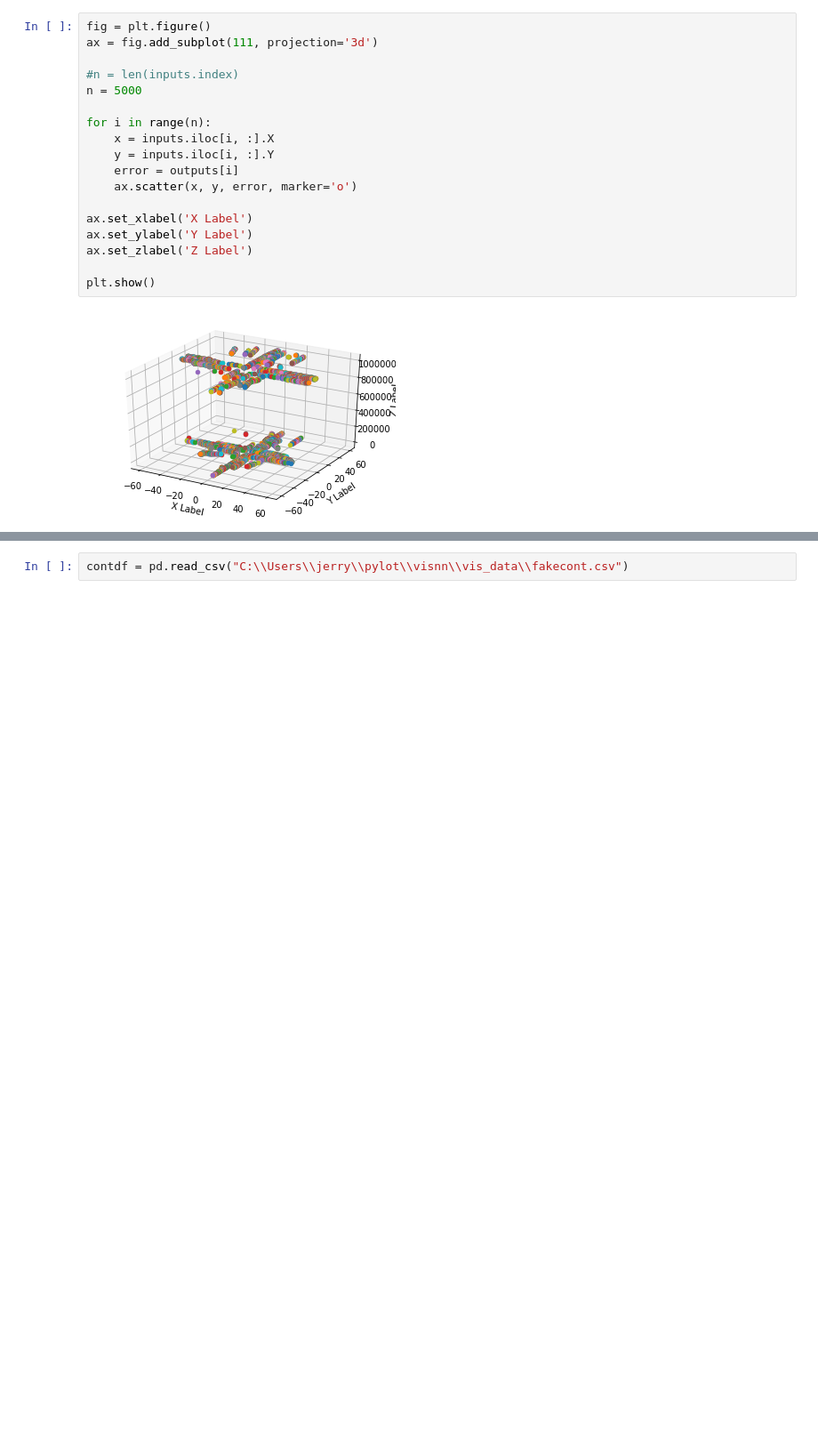
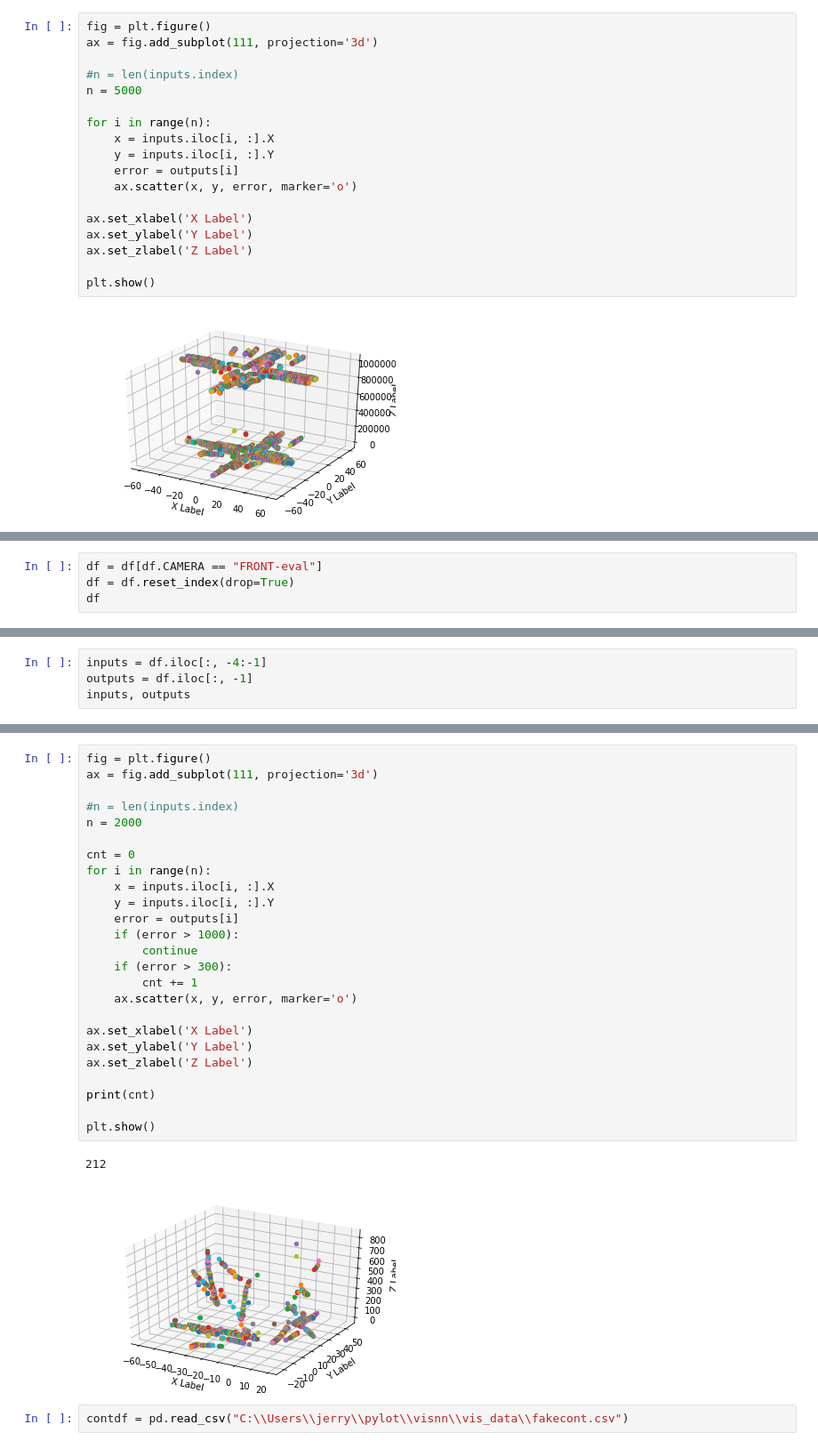
Before and after one commit to ayjchen1/pylot, a Jupyter notebook: visnn/visdataplots.ipynb, the cells around one changed output, grey strips where cells are left out. Shown at 89% size. Drawn from its saved outputs; the diff is of its cells as text; blank space fills up the shorter version.

```diff
--- a/visnn/visdataplots.ipynb
+++ b/visnn/visdataplots.ipynb
@@ -95,0 +116,4 @@ plt.show()
+# %%
+df = df[df.CAMERA == "FRONT-eval"]
+df = df.reset_index(drop=True)
+df
@@ -95,0 +134,4 @@ plt.show()
+# %%
+inputs = df.iloc[:, -4:-1]
+outputs = df.iloc[:, -1]
+inputs, outputs
@@ -96,3 +156,31 @@ plt.show()
+# %%
+fig = plt.figure()
+ax = fig.add_subplot(111, projection='3d')
+
+#n = len(inputs.index)
+n = 2000
+
+cnt = 0
+for i in range(n):
+    x = inputs.iloc[i, :].X
+    y = inputs.iloc[i, :].Y
+    error = outputs[i]
+    if (error > 1000):
+        continue
+    if (error > 300):
+        cnt += 1
+    ax.scatter(x, y, error, marker='o')
+
+ax.set_xlabel('X Label')
+ax.set_ylabel('Y Label')
+ax.set_zlabel('Z Label')
+
+print(cnt)
+
+plt.show()
+# %% [output]
+212
+[figure, added]
 # %%
 contdf = pd.read_csv("C:\\Users\\jerry\\pylot\\visnn\\vis_data\\fakecont.csv")
 # %%
```
Also changed, not shown: parts of 5 cells of this notebook, 1 other file.
